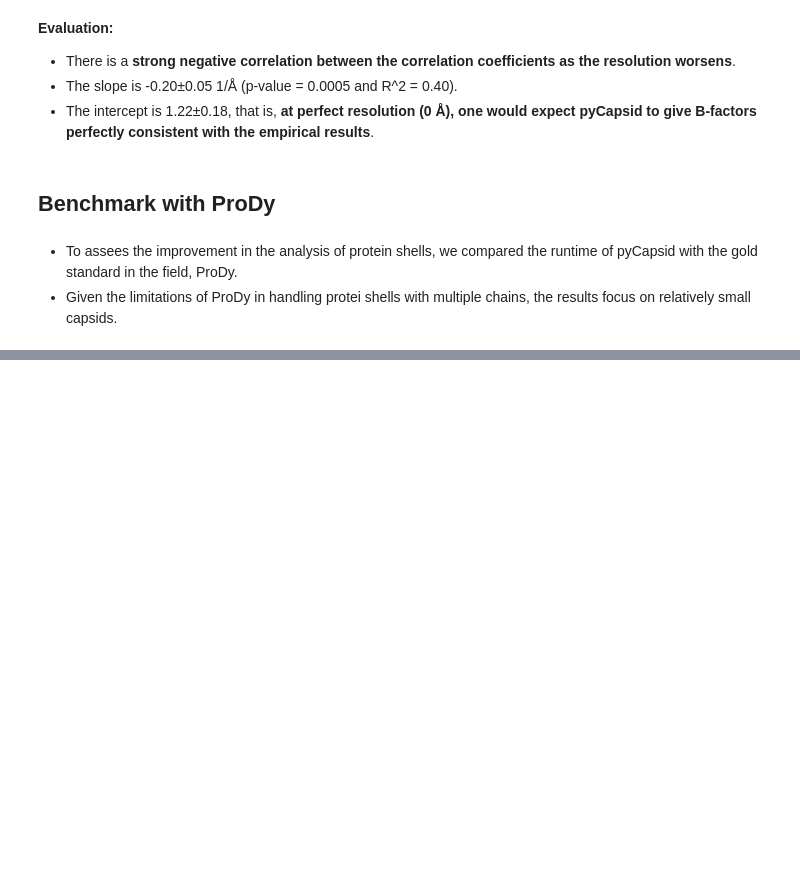
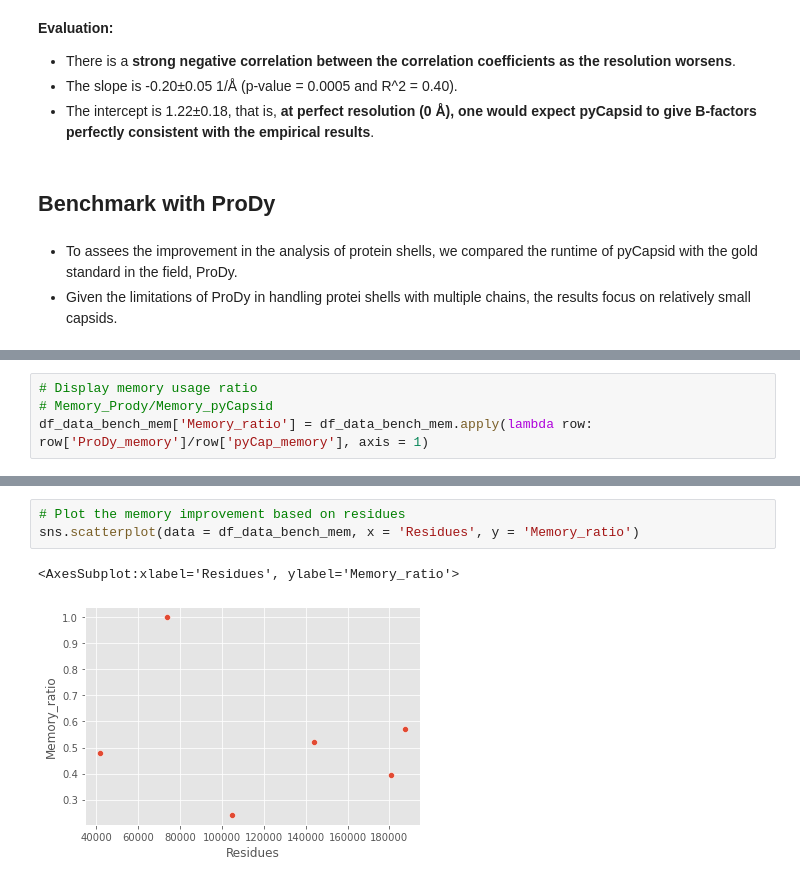
Before and after one commit to luquelab/pyCapsid, a Jupyter notebook: results/performance/pyCapsid_performance_analysis.ipynb, the cells around one changed output, grey strips where cells are left out. Drawn from its saved outputs; the diff is of its cells as text; blank space fills up the shorter version.

```diff
--- a/results/performance/pyCapsid_performance_analysis.ipynb
+++ b/results/performance/pyCapsid_performance_analysis.ipynb
@@ -501,0 +577,4 @@ Name: Relative_speed, dtype: float64
+# %%
+# Display memory usage ratio
+# Memory_Prody/Memory_pyCapsid
+df_data_bench_mem['Memory_ratio'] = df_data_bench_mem.apply(lambda row: row['ProDy_memory']/row['pyCap_memory'], axis = 1)
@@ -501,0 +598,6 @@ Name: Relative_speed, dtype: float64
+# %%
+# Plot the memory improvement based on residues
+sns.scatterplot(data = df_data_bench_mem, x = 'Residues', y = 'Memory_ratio')
+# %% [output]
+<AxesSubplot:xlabel='Residues', ylabel='Memory_ratio'>
+[figure, added]
```
Also changed, not shown: parts of 36 cells of this notebook, 4 other files.
